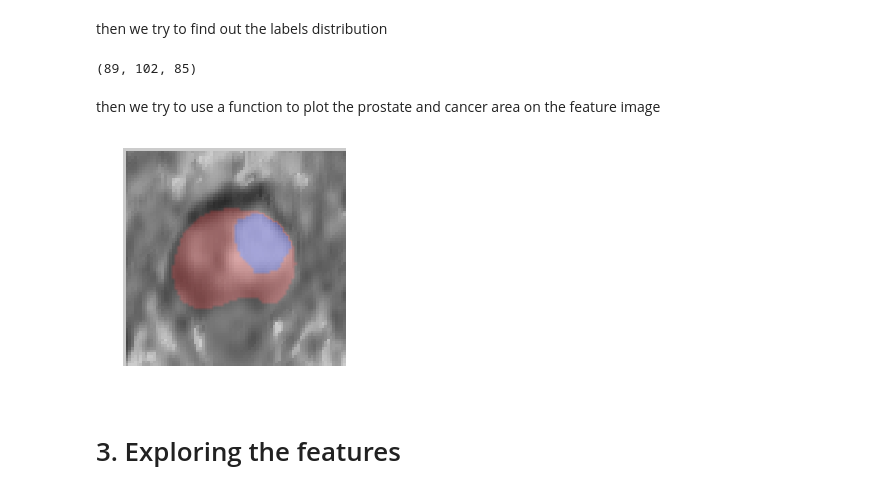
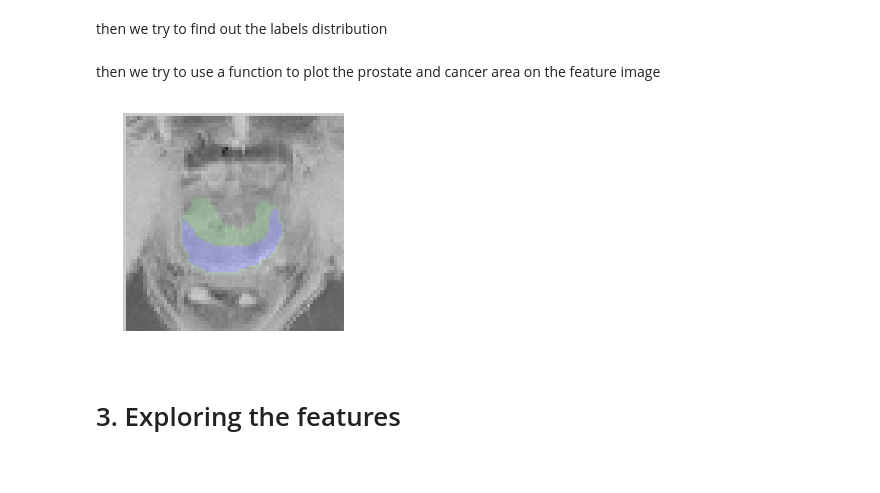
Before and after one commit to yushinliu/lab, a Jupyter notebook: task_1_version_1/Task1.ipynb, the cells around one changed output. Drawn from its saved outputs; the diff is of its cells as text; code cells hidden in the pictures.

```diff
--- a/task_1_version_1/Task1.ipynb
+++ b/task_1_version_1/Task1.ipynb
@@ -67,3 +63,5 @@ dataset=loadmat("C:\\Users\\hasee\\workspace\\lab\\patRecDat\\forStudents\\medDa
+# %%
+dataset = loadmat ("D:\\lab; signal processing\\forStudents\\medData\\dataset.mat",mat_dtype=True)
 # %%
 data=dataset["dataset"]
 type(data)
@@ -144,0 +142,3 @@ plot_image(data,stuck,slices,features+4)
+# %%
+stuck,slices= 1, 12
+plot_setimage(stuck,slices)
@@ -145,15 +151,9 @@ plot_image(data,stuck,slices,features+4)
 # %% [markdown]
 then we try to find out the labels distribution
-# %%
-labelA=data[3][0][0][0][1]
-labelA.shape
-# %% [output]
-(89, 102, 85)
 # %% [markdown]
 then we try to use a function to plot the prostate and cancer area on the feature image
 # %%
-
-cmap1 = matplotlib.colors.LinearSegmentedColormap.from_list('my_cmap',['black','red','blue'],256)
+cmap1 = matplotlib.colors.LinearSegmentedColormap.from_list('my_cmap',['black','green','blue'],256)
 def plot_all(data,stuck,index,slices,features):
     target_data=data[stuck][0][0][0][0][:,:,slices,features]
     target_image1=target_data.reshape(target_data.shape[0],target_data.shape[1])
@@ -162,18 +162,14 @@ def plot_all(data,stuck,index,slices,features):
     plt.imshow(target_image1,cmap = matplotlib.cm.binary,alpha=0.8)
     plt.imshow(target_image2,cmap = cmap1,interpolation="bilinear",alpha=0.2)
     plt.axis("off") #close the axis number
-    plt.show()
 # %%
-#tuck: the index of patients
-#slices: the slices of 3-D volumn image
-#index : label A or label B or label historical
-#features : one of five features
-stuck,slices,index,features=1,40,1,0
+stuck,slices,index,features=8,24,1,4
 #plot_image(data,stuck,slices,0)
 #plot_label(data,stuck,2,slices)
 plot_all(data,stuck,index,slices,features)
+plt.show()
 # %% [output]
-[figure, old version]
+[figure, new version]
 # %% [markdown]
 # 3. Exploring the features
 # %% [markdown]
```
Also changed, not shown: parts of 78 cells of this notebook.
